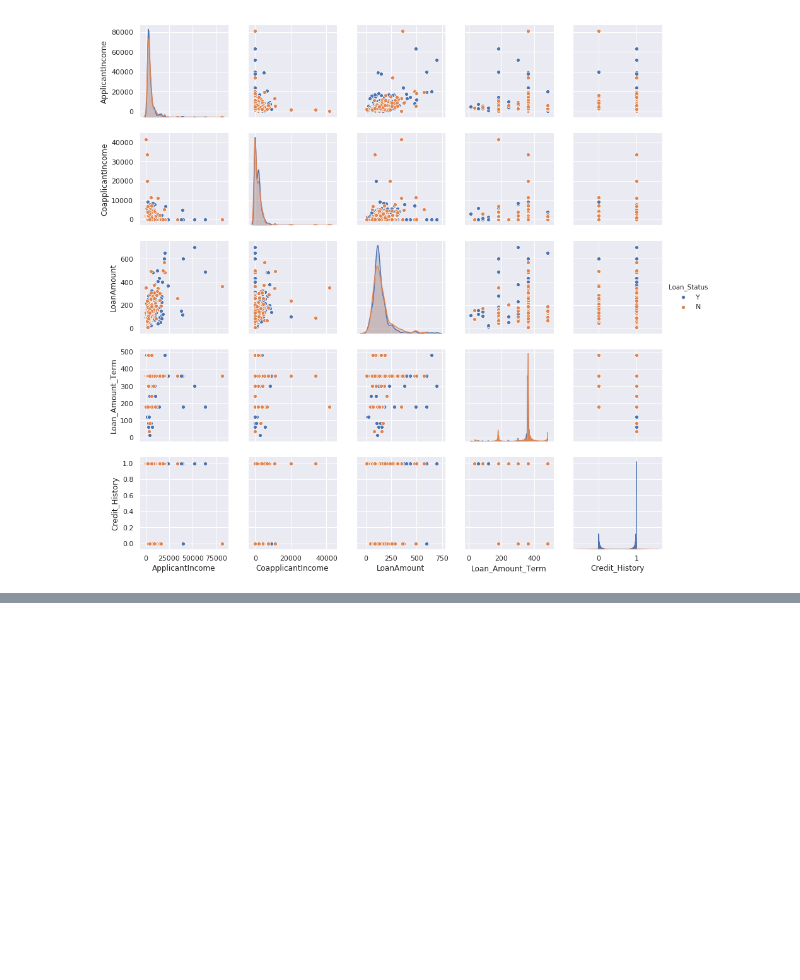
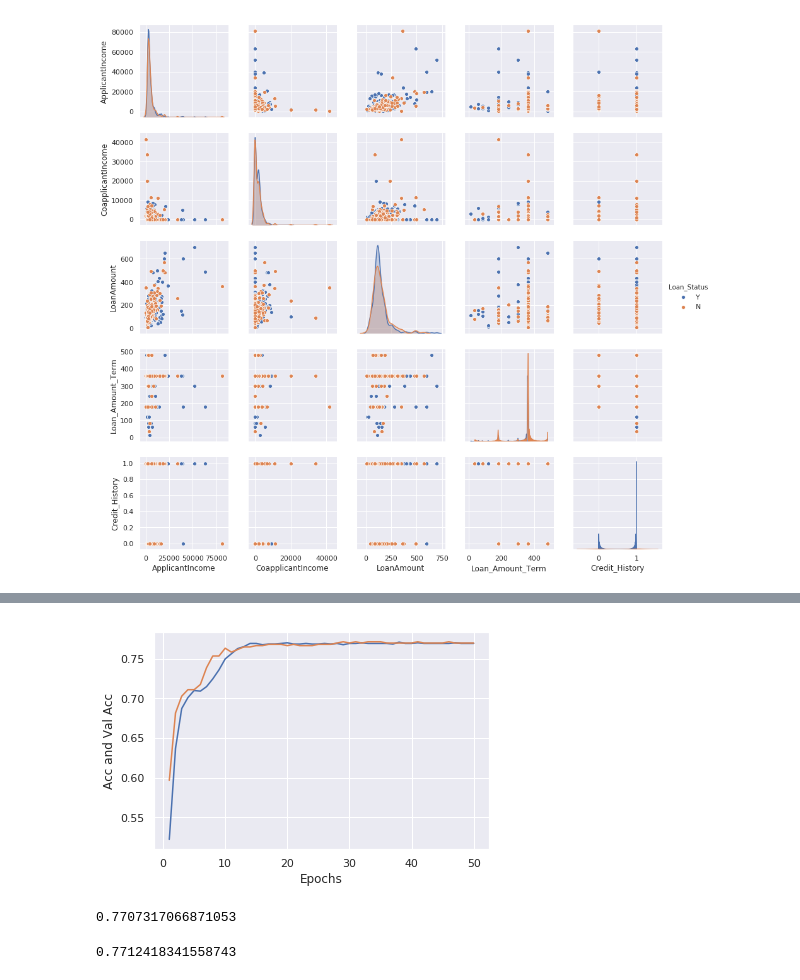
Before and after one commit to ibadi123/DeepLearningProjects, a Jupyter notebook: Binary Classification/Loan Prediction III/Loan Prediction III.ipynb, the cells around one changed output, grey strips where cells are left out. Saved outputs shown, nothing was run; the diff lists cells and outputs as text; code cells hidden in the pictures; blank space fills up the shorter version.

```diff
--- a/Binary Classification/Loan Prediction III/Loan Prediction III.ipynb
+++ b/Binary Classification/Loan Prediction III/Loan Prediction III.ipynb
@@ -101,4 +306,26 @@ model.add(layers.Dense(1, activation="sigmoid"))
-# %%
-model.compile(optimizer='rmsprop', loss='binary_crossentropy', metrics=['accuracy'])
-
-model.fit(X, Y, epochs=100, batch_size=10)
+# %%
+# K - Fold Validation Init
+k = 3
+num_val_samples = len(X) // k
+num_epochs = 50
+all_acc_history = []
+all_val_acc_history = []
+# %%
+for i in range(k):
+    print('processing fold #', i)
+
+    val_data = X[i * num_val_samples: (i + 1) * num_val_samples]
+    val_targets = Y[i * num_val_samples: (i + 1) * num_val_samples]
+
+    partial_train_data = np.concatenate([X[:i * num_val_samples], X[(i + 1) * num_val_samples:]], axis=0)
+    partial_train_targets = np.concatenate([Y[:i * num_val_samples], Y[(i + 1) * num_val_samples:]], axis=0)
+
+    model = build_model()
+
+    history = model.fit(partial_train_data, partial_train_targets, epochs = num_epochs, batch_size = 10, validation_data = (val_data, val_targets))
+
+    acc_history = history.history['acc']
+    val_acc_history = history.history['val_acc']
+
+    all_acc_history.append(acc_history)
+    all_val_acc_history.append(val_acc_history)
@@ -104,0 +350,20 @@ model.fit(X, Y, epochs=100, batch_size=10)
+# %%
+average_acc_history = [ np.mean([x[i] for x in all_acc_history]) for i in range(num_epochs) ]
+average_val_acc_history = [ np.mean([x[i] for x in all_val_acc_history]) for i in range(num_epochs) ]
+# %%
+import matplotlib.pyplot as plt
+plt.plot(range(1, len(average_acc_history) + 1), average_acc_history)
+plt.plot(range(1, len(average_val_acc_history) + 1), average_val_acc_history)
+plt.xlabel('Epochs')
+plt.ylabel('Acc and Val Acc')
+plt.show()
+# %% [output]
+[figure, added]
+# %%
+max(average_acc_history)
+# %% [output]
+0.7707317066871053
+# %%
+max(average_val_acc_history)
+# %% [output]
+0.7712418341558743
```
Also changed, not shown: parts of 24 cells of this notebook.
